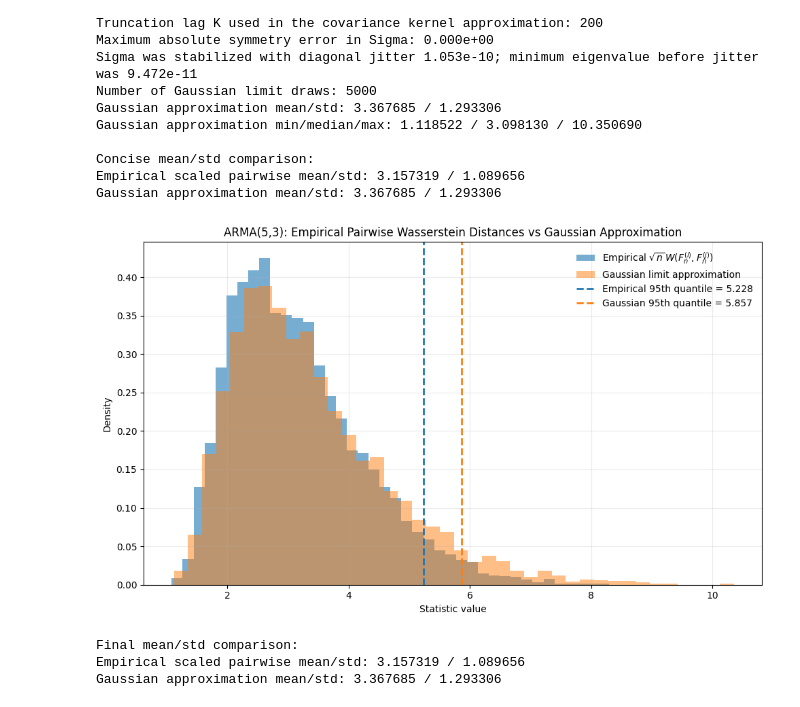
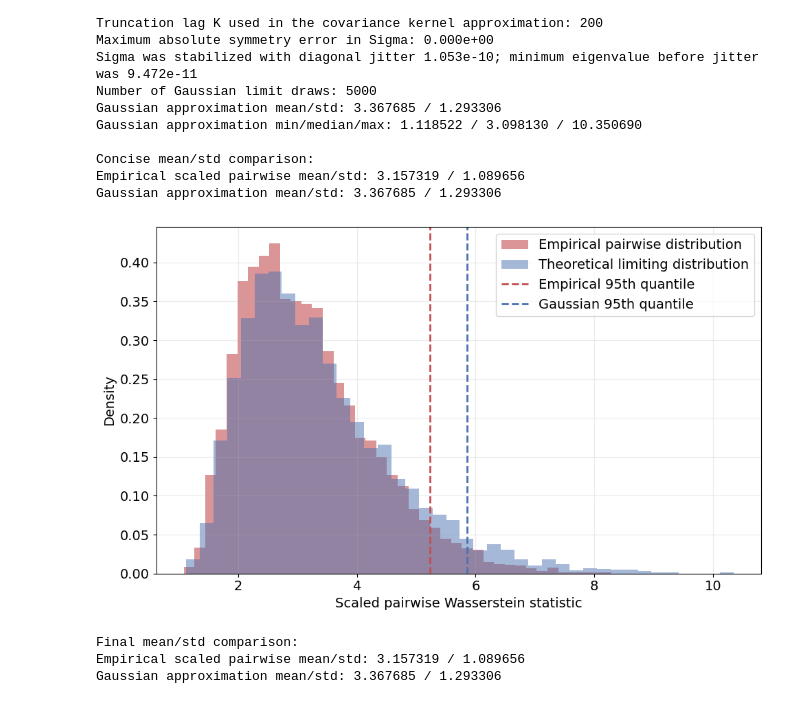
Before and after one commit to alexander-yord/Wasserstein-Emp-Bound, a Jupyter notebook: ARMA_Simulation.ipynb, the cells around one changed output. Saved outputs shown, nothing was run; the diff lists cells and outputs as text; code cells hidden in the pictures.

Commit message:
Prettier graphics for the paper

```diff
--- a/ARMA_Simulation.ipynb
+++ b/ARMA_Simulation.ipynb
@@ -3,6 +3,9 @@ import numpy as np
 import matplotlib.pyplot as plt
 from scipy.stats import norm, multivariate_normal, wasserstein_distance
 from statsmodels.tsa.arima_process import ArmaProcess
+import matplotlib as mpl
+
+mpl.rcParams['font.size'] = 14
 
 
 def build_arma53_process():
@@ -293,43 +296,43 @@ Gaussian approximation mean/std: 3.367685 / 1.293306
 # Overlay the empirical scaled pairwise Wasserstein distribution and the Gaussian limit approximation.
 plt.figure(figsize=(10, 6))
 num_bins = 40
 
 plt.hist(
     scaled_pairwise_W,
     bins=num_bins,
     density=True,
     alpha=0.6,
-    color='#1f77b4',
-    label=r'Empirical $\sqrt{n}\,W(F_n^{(i)}, F_n^{(j)})$',
+    color='#c44e52',
+    label=r'Empirical pairwise distribution',
 )
 plt.hist(
     gaussian_limit_samples,
     bins=num_bins,
     density=True,
     alpha=0.5,
-    color='#ff7f0e',
-    label='Gaussian limit approximation',
+    color='#4c72b0',
+    label='Theoretical limiting distribution',
 )
 
 empirical_q95 = np.quantile(scaled_pairwise_W, 0.95)
 gaussian_q95 = np.quantile(gaussian_limit_samples, 0.95)
 
-plt.axvline(empirical_q95, color='#1f77b4', linestyle='--', linewidth=2, label=f'Empirical 95th quantile = {empirical_q95:.3f}')
-plt.axvline(gaussian_q95, color='#ff7f0e', linestyle='--', linewidth=2, label=f'Gaussian 95th quantile = {gaussian_q95:.3f}')
+plt.axvline(empirical_q95, color='#c44e52', linestyle='--', linewidth=2, label=f'Empirical 95th quantile')
+plt.axvline(gaussian_q95, color='#4c72b0', linestyle='--', linewidth=2, label=f'Gaussian 95th quantile')
 
-plt.title('ARMA(5,3): Empirical Pairwise Wasserstein Distances vs Gaussian Approximation')
-plt.xlabel(r'Statistic value')
+# plt.title('ARMA(5,3): Empirical Pairwise Wasserstein Distances vs Gaussian Approximation')
+plt.xlabel(r'Scaled pairwise Wasserstein statistic')
 plt.ylabel('Density')
-plt.legend(frameon=False)
+plt.legend(frameon=True)
 plt.grid(alpha=0.25)
 plt.tight_layout()
 plt.show()
 
 print('Final mean/std comparison:')
 print(f'Empirical scaled pairwise mean/std: {scaled_pairwise_W.mean():.6f} / {scaled_pairwise_W.std(ddof=1):.6f}')
 print(f'Gaussian approximation mean/std: {gaussian_limit_samples.mean():.6f} / {gaussian_limit_samples.std(ddof=1):.6f}')
 # %% [output]
-[figure, old version]
+[figure, new version]
 Final mean/std comparison:
 Empirical scaled pairwise mean/std: 3.157319 / 1.089656
 Gaussian approximation mean/std: 3.367685 / 1.293306
```
Also changed, not shown: 2 other files.
